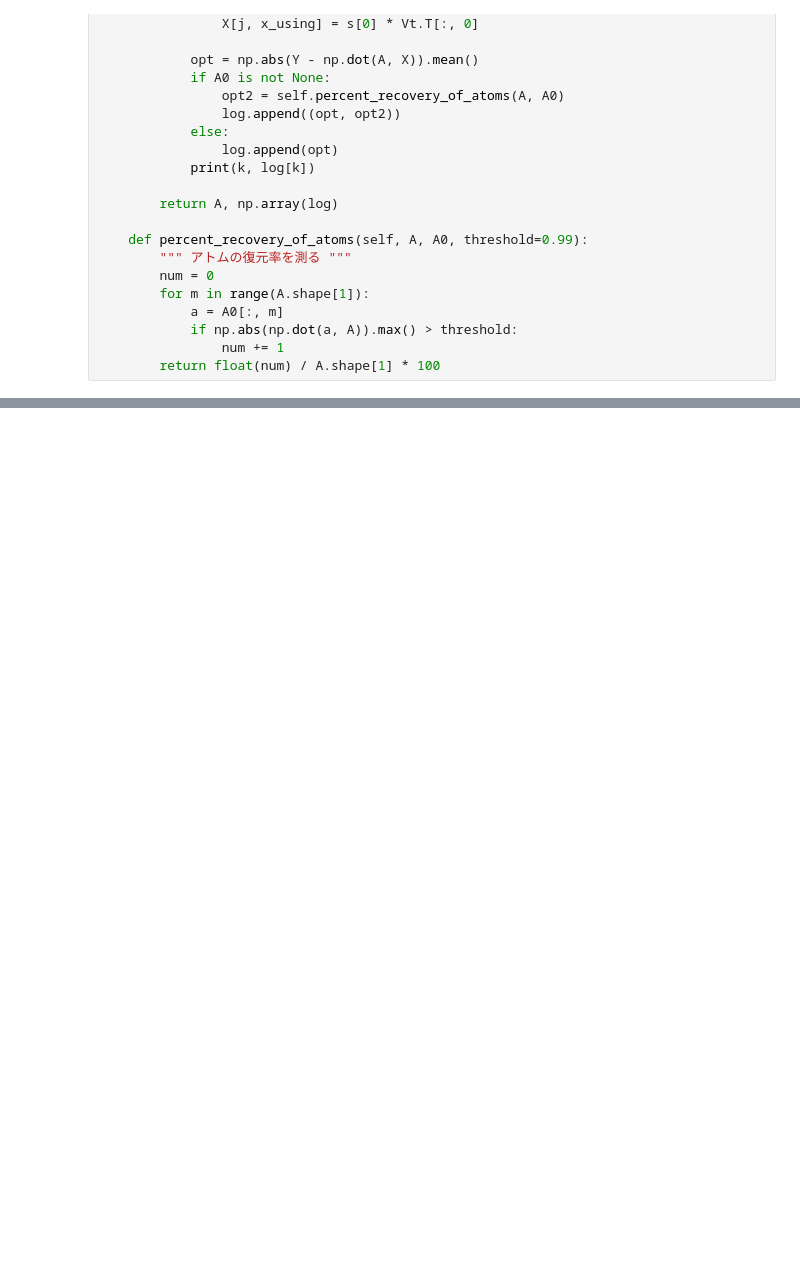
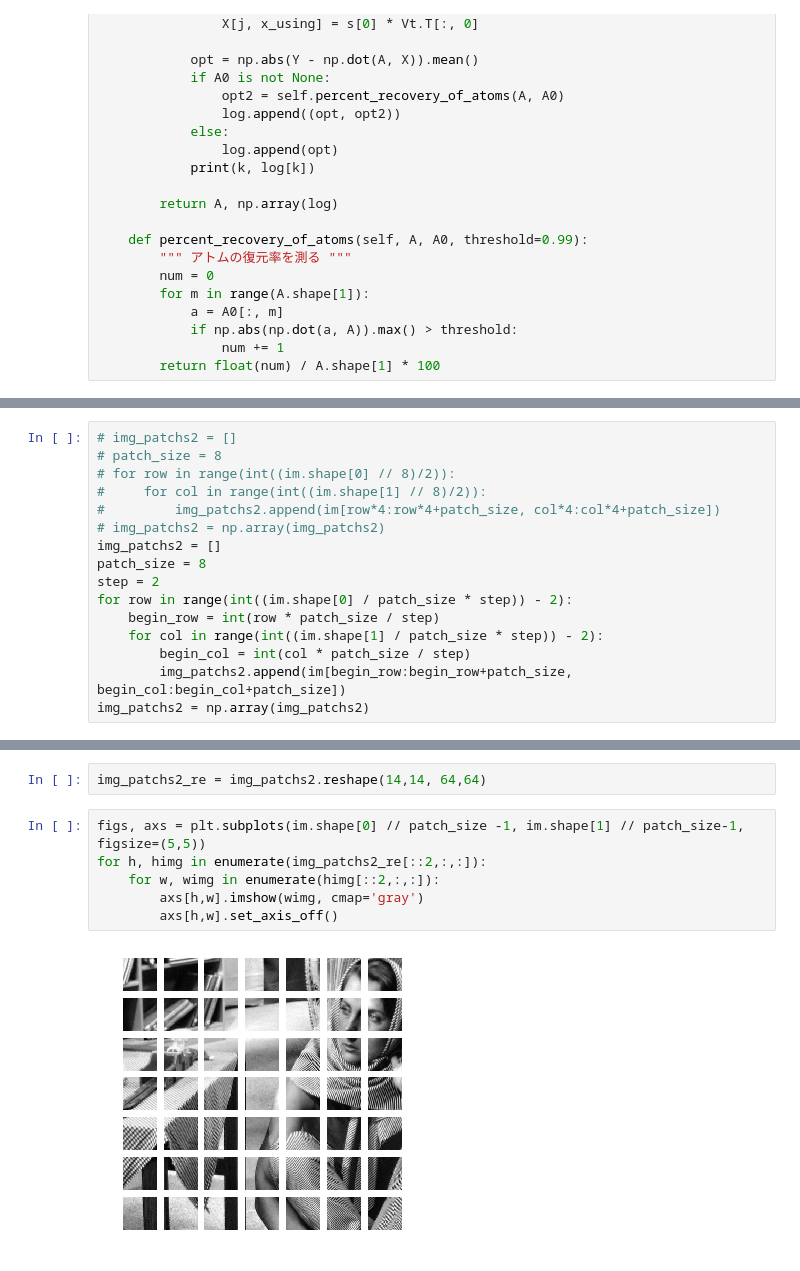
Before and after one commit to yugitti/sparse, a Jupyter notebook: 辞書学習/Untitled.ipynb, the cells around one changed output, grey strips where cells are left out. Saved outputs shown, nothing was run; the diff lists cells and outputs as text; blank space fills up the shorter version.

```diff
--- a/辞書学習/Untitled.ipynb
+++ b/辞書学習/Untitled.ipynb
@@ -407,0 +426,16 @@ A_KSVD_barbara, log_KSVD_barbara = dl.KSVD(y, sig, DCT2D.shape[1], k0, n_iter=50
+# %%
+# img_patchs2 = []
+# patch_size = 8
+# for row in range(int((im.shape[0] // 8)/2)):
+#     for col in range(int((im.shape[1] // 8)/2)):
+#         img_patchs2.append(im[row*4:row*4+patch_size, col*4:col*4+patch_size])
+# img_patchs2 = np.array(img_patchs2)
+img_patchs2 = []
+patch_size = 8
+step = 2
+for row in range(int((im.shape[0] / patch_size * step)) - 2):
+    begin_row = int(row * patch_size / step)
+    for col in range(int((im.shape[1] / patch_size * step)) - 2):
+        begin_col = int(col * patch_size / step)
+        img_patchs2.append(im[begin_row:begin_row+patch_size, begin_col:begin_col+patch_size])
+img_patchs2 = np.array(img_patchs2)
@@ -407,0 +446,10 @@ A_KSVD_barbara, log_KSVD_barbara = dl.KSVD(y, sig, DCT2D.shape[1], k0, n_iter=50
+# %%
+img_patchs2_re = img_patchs2.reshape(14,14, 64,64)
+# %%
+figs, axs = plt.subplots(im.shape[0] // patch_size -1, im.shape[1] // patch_size-1, figsize=(5,5))
+for h, himg in enumerate(img_patchs2_re[::2,:,:]):
+    for w, wimg in enumerate(himg[::2,:,:]):
+        axs[h,w].imshow(wimg, cmap='gray')
+        axs[h,w].set_axis_off()
+# %% [output]
+[figure, added]
```
Also changed, not shown: parts of 23 cells of this notebook, 1 other file.
